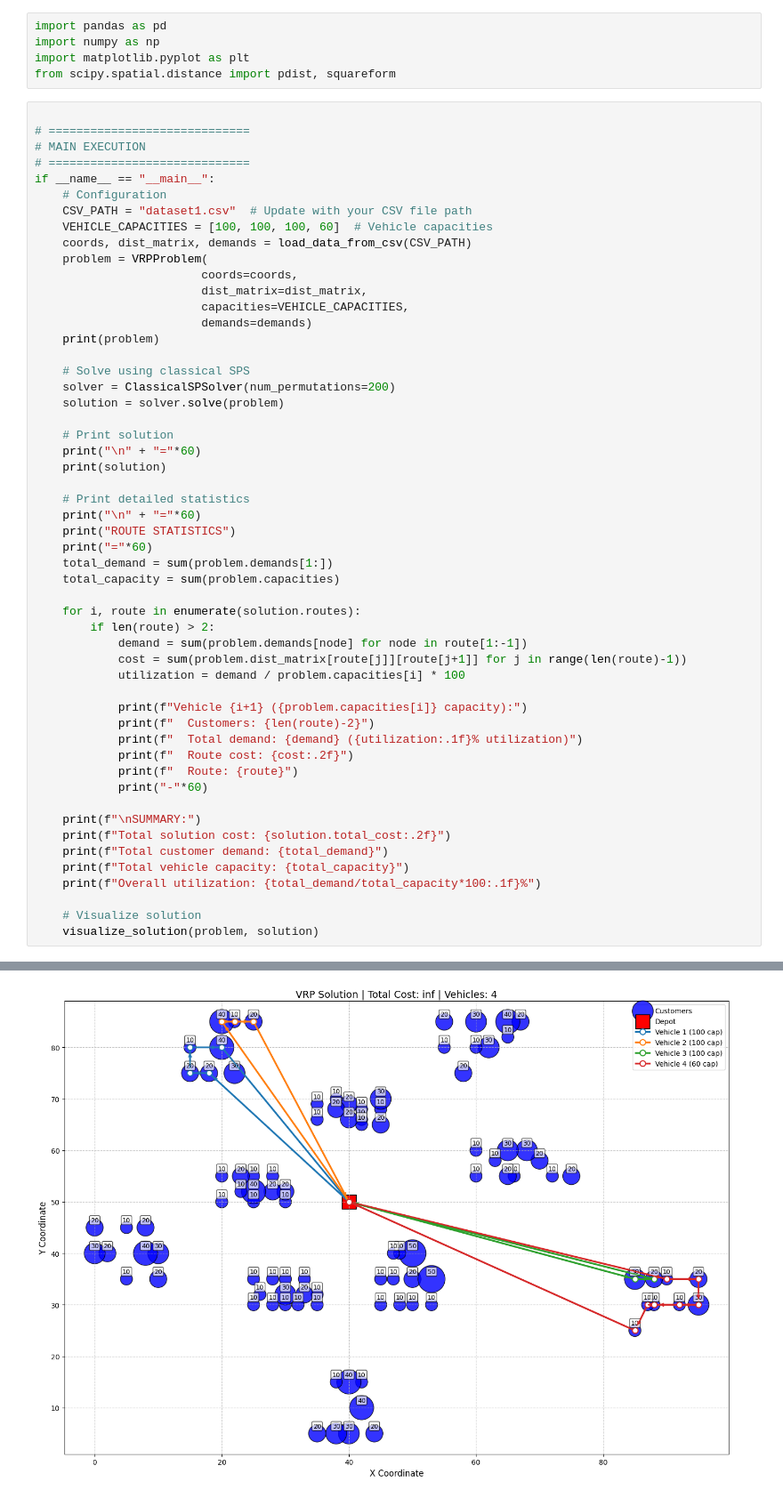
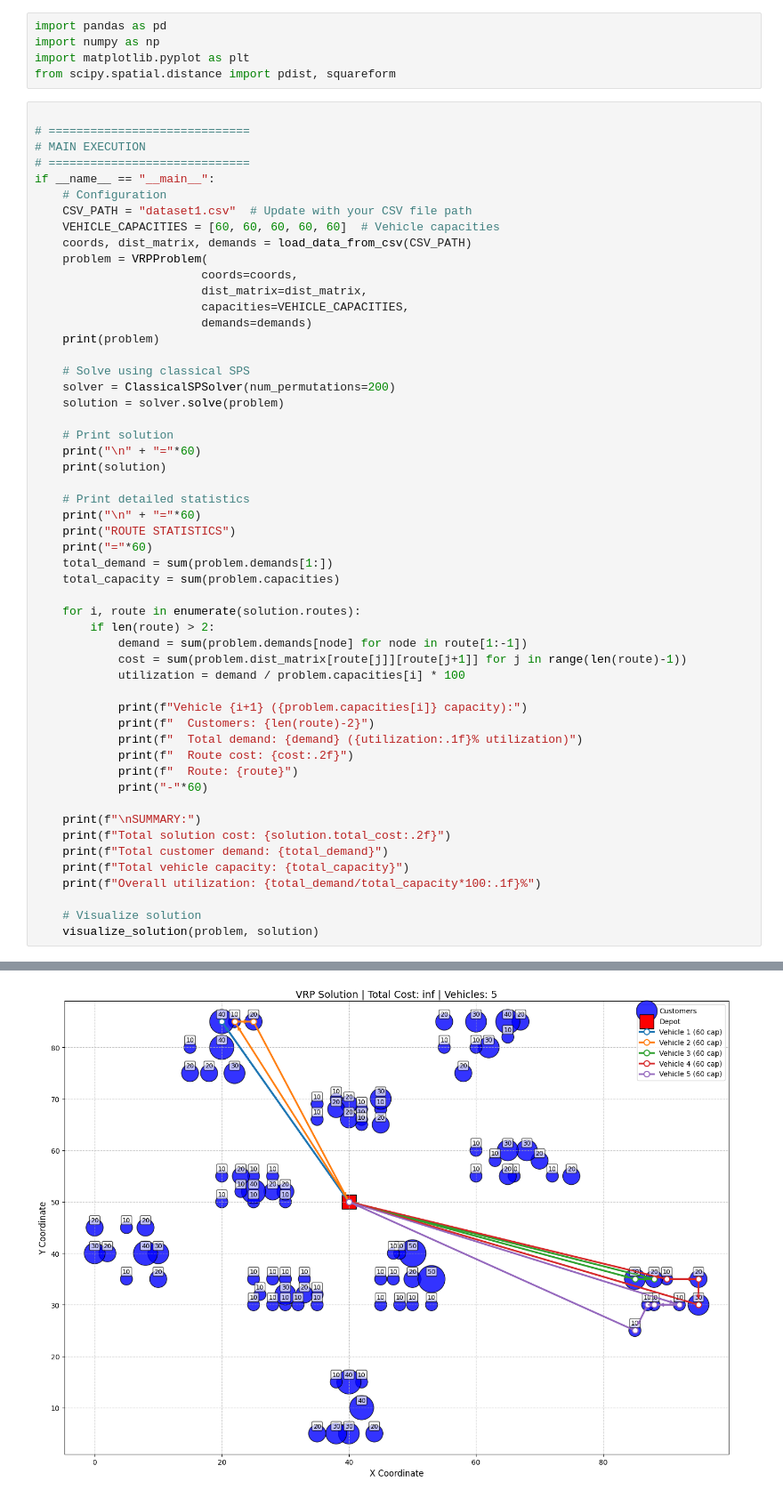
Before and after one commit to mohammadabidhafiz1294/VRP-project-work, a Jupyter notebook: SPSolver-impel.ipynb, the cells around one changed output, grey strips where cells are left out. Shown: that part at 89% size. Cells and saved outputs as stored; diff of their text form.

```diff
--- a/SPSolver-impel.ipynb
+++ b/SPSolver-impel.ipynb
@@ -119,7 +119,7 @@ from scipy.spatial.distance import pdist, squareform
 if __name__ == "__main__":
     # Configuration
     CSV_PATH = "dataset1.csv"  # Update with your CSV file path
-    VEHICLE_CAPACITIES = [100, 100, 100, 60]  # Vehicle capacities
+    VEHICLE_CAPACITIES = [60, 60, 60, 60, 60]  # Vehicle capacities
     coords, dist_matrix, demands = load_data_from_csv(CSV_PATH)
     problem = VRPProblem(
                         coords=coords,
@@ -185,2 +185,2 @@ Overall utilization: 502.8%
-[figure, old version]
+[figure, new version]
 Solution visualization saved as 'vrp_solution.png'
```
Also changed, not shown: parts of 1 cell of this notebook, 2 other files.
